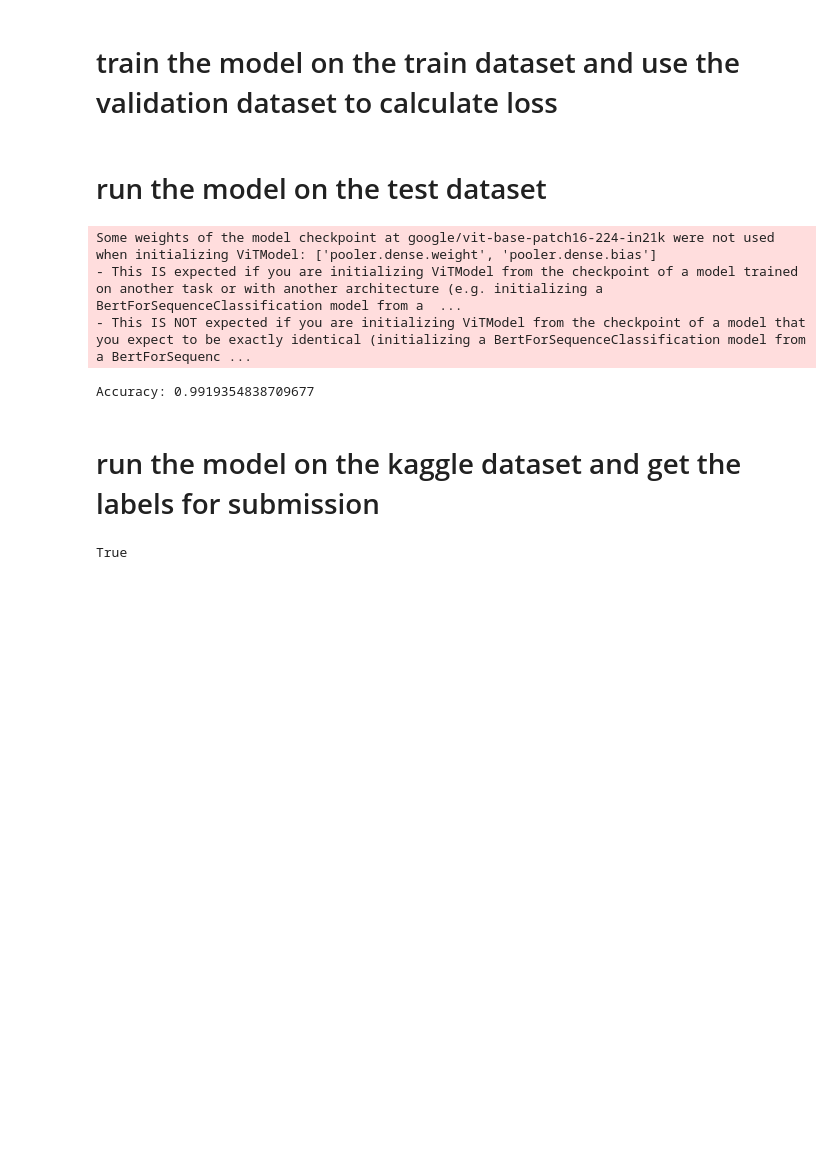
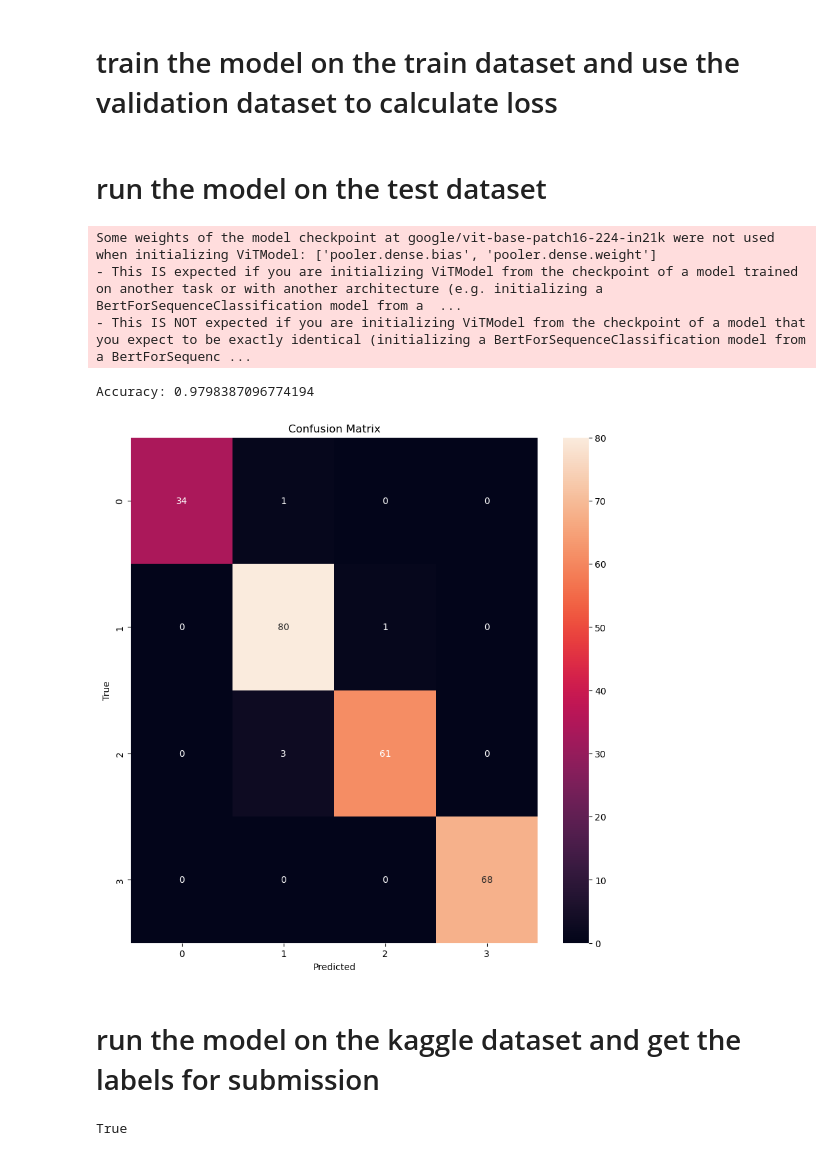
Before and after one commit to CSCE-5215-005-GroupProject/BrainSynergy, a Jupyter notebook: sina_model/vision-transformer.ipynb, the cells around one changed output. Cells and saved outputs as stored; diff of their text form; code cells hidden in the pictures; blank space fills up the shorter version.

Commit message:
add confusion matrix

```diff
--- a/sina_model/vision-transformer.ipynb
+++ b/sina_model/vision-transformer.ipynb
@@ -86,22 +79,29 @@ device = torch.device("cuda" if torch.cuda.is_available() else "cpu")
 class BrainTumorDataset(Dataset):
     def __init__(self, df):
         self.df = df
-
         self.resize = transforms.Resize((224, 224))
         self.ToTensor = transforms.ToTensor()
-
 
     def __len__(self):
         return len(self.df)
 
     def __getitem__(self, idx):
-        base_path = "./data/competition_data/"
+        base_path = "../data/competition_data/"
+        label = self.df.iloc[idx, 1]
+        if label == 1:
+            base_path += "glioma_tumor/"
+        if (label == 0):
+            base_path += "normal/"
+        if (label == 2):
+            base_path += "meningioma_tumor/"
+        if (label == 3):
+            base_path += "pituitary_tumor/"
         filename = self.df.iloc[idx, 0]
         full_img_path = os.path.join(base_path, filename)
         raw_image = Image.open(full_img_path)
         image = self.resize(raw_image)
         image = self.ToTensor(image)
-        label = self.df.iloc[idx, 1]  # Adjust this if necessary
+
         return image, label
 
 class ViTForImageClassification(nn.Module):
@@ -181,31 +181,52 @@ for epoch in range(500):  # Maximum number of epochs
 # %% [markdown]
 # run the model on the test dataset
 # %%
+import torch
+from sklearn.metrics import confusion_matrix
+import seaborn as sns
+import matplotlib.pyplot as plt
+
 # load the model
 model = ViTForImageClassification(num_labels=len(label2id))
-model.load_state_dict(torch.load('model_epoch_58.pth'))
+model.load_state_dict(torch.load('model_epoch_58.pth', map_location=torch.device('cpu') if not torch.cuda.is_available() else None))
 model = model.to(device)
 
 # use the trained model to predict on the validation set
 model.eval()
 dataset = BrainTumorDataset(df_test)
 dataloader = DataLoader(dataset, batch_size=1, shuffle=True)
 correct = 0
 total = 0
+true_labels = []
+predicted_labels = []
 with torch.no_grad():
     for images, labels in tqdm(dataloader):
         labels = labels.to(device)
         images = images.to(device)
         outputs = model(images)
         _, predicted = torch.max(outputs.data, 1)
         total += 1
         correct += (predicted == labels).sum().item()
+        true_labels += labels.tolist()
+        predicted_labels += predicted.tolist()
 print(f"Accuracy: {correct / total}")
+
+# Compute the confusion matrix
+cm = confusion_matrix(true_labels, predicted_labels)
+
+# Plotting the confusion matrix
+plt.figure(figsize=(10, 10))
+sns.heatmap(cm, annot=True, fmt="d")
+plt.xlabel('Predicted')
+plt.ylabel('True')
+plt.title('Confusion Matrix')
+plt.show()
 # %% [output]
-Some weights of the model checkpoint at google/vit-base-patch16-224-in21k were not used when initializing ViTModel: ['pooler.dense.weight', 'pooler.dense.bias']
+Some weights of the model checkpoint at google/vit-base-patch16-224-in21k were not used when initializing ViTModel: ['pooler.dense.bias', 'pooler.dense.weight']
 - This IS expected if you are initializing ViTModel from the checkpoint of a model trained on another task or with another architecture (e.g. initializing a BertForSequenceClassification model from a  ...
 - This IS NOT expected if you are initializing ViTModel from the checkpoint of a model that you expect to be exactly identical (initializing a BertForSequenceClassification model from a BertForSequenc ...
-Accuracy: 0.9919354838709677
+Accuracy: 0.9798387096774194
+[figure, added]
 # %% [markdown]
 # run the model on the kaggle dataset and get the labels for submission
 # %%
```
Also changed, not shown: parts of 1 cell of this notebook.
